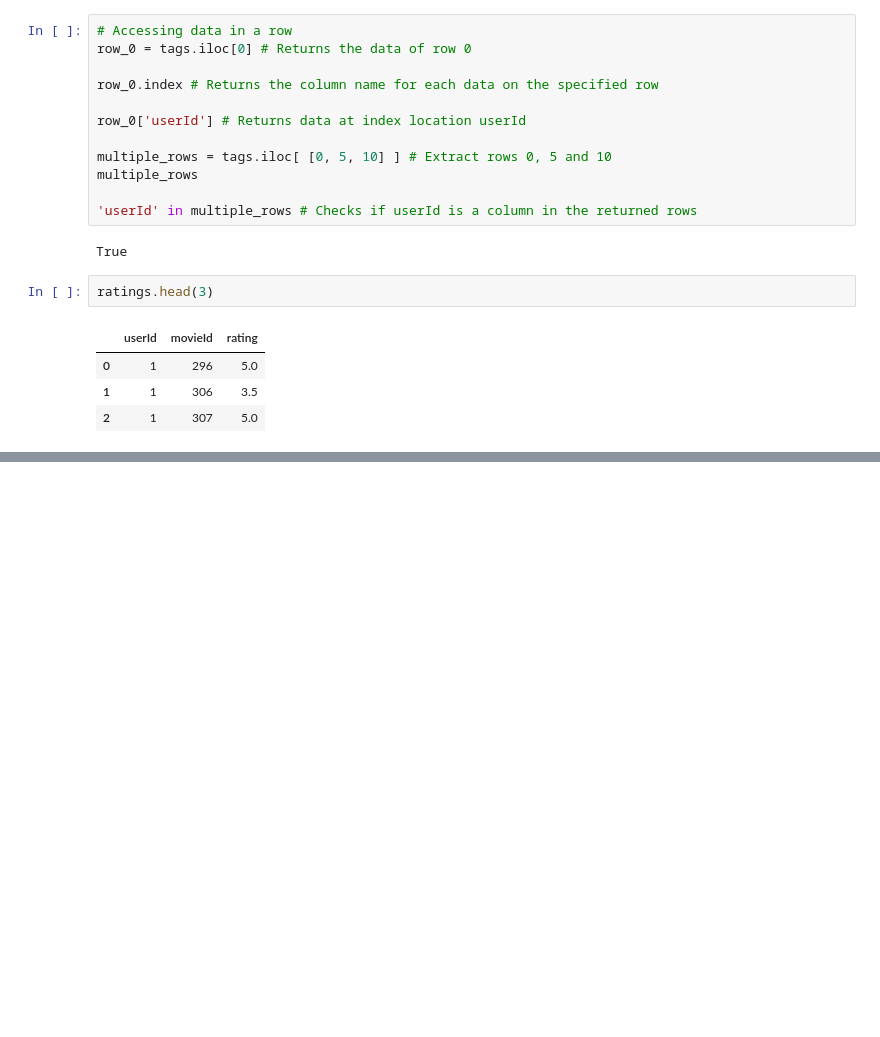
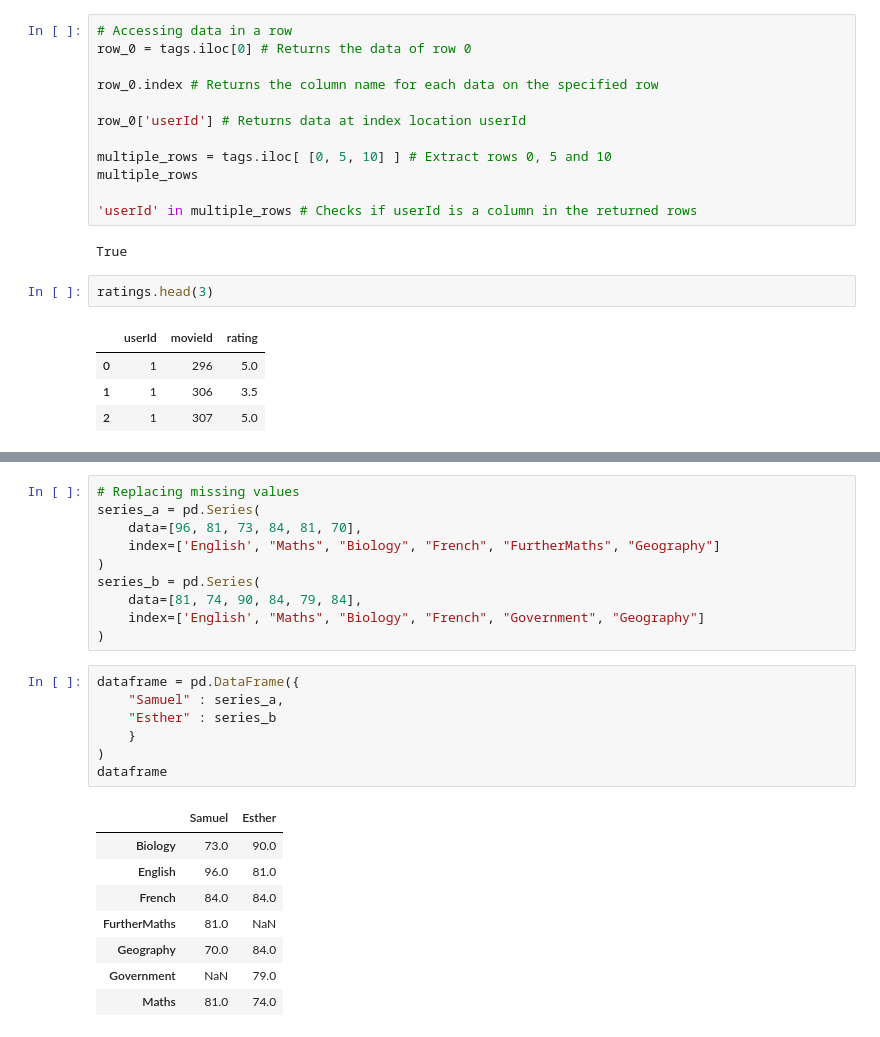
Before and after one commit to samuelatuma1/PythonForRx, a Jupyter notebook: scope_rules.ipynb, the cells around one changed output, grey strips where cells are left out. Cells and saved outputs as stored; diff of their text form; blank space fills up the shorter version.

```diff
--- a/scope_rules.ipynb
+++ b/scope_rules.ipynb
@@ -1551,0 +1592,26 @@ Name: rating, dtype: float64
+# %%
+# Replacing missing values
+series_a = pd.Series(
+    data=[96, 81, 73, 84, 81, 70],
+    index=['English', "Maths", "Biology", "French", "FurtherMaths", "Geography"]
+)
+series_b = pd.Series(
+    data=[81, 74, 90, 84, 79, 84],
+    index=['English', "Maths", "Biology", "French", "Government", "Geography"]
+)
+# %%
+dataframe = pd.DataFrame({
+    "Samuel" : series_a,
+    "Esther" : series_b
+    }
+)
+dataframe
+# %% [output]
+|  | Samuel | Esther |
+| Biology | 73.0 | 90.0 |
+| English | 96.0 | 81.0 |
+| French | 84.0 | 84.0 |
+| FurtherMaths | 81.0 | NaN |
+| Geography | 70.0 | 84.0 |
+| Government | NaN | 79.0 |
+| Maths | 81.0 | 74.0 |
```
Also changed, not shown: parts of 9 cells of this notebook.
